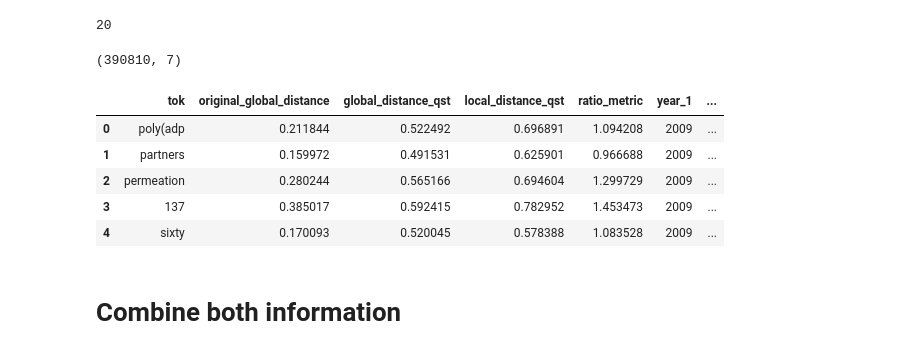
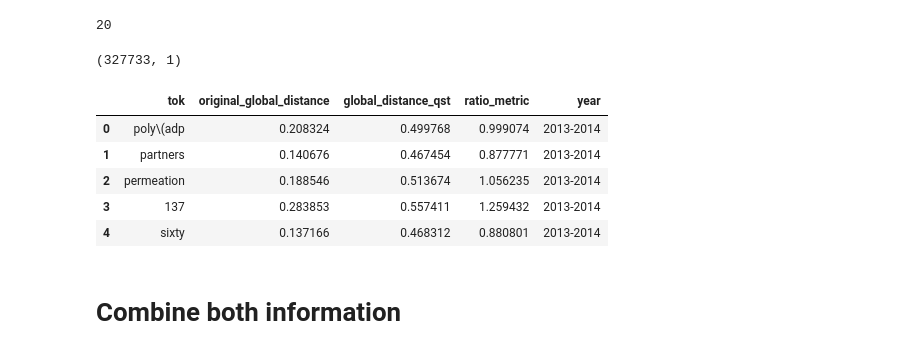
Before and after one commit to greenelab/biovectors, a Jupyter notebook: bayesian_changepoint_detection_experiment/01_change_point_detection.ipynb, the cells around one changed output. Cells and saved outputs as stored; diff of their text form; code cells hidden in the pictures.

```diff
--- a/bayesian_changepoint_detection_experiment/01_change_point_detection.ipynb
+++ b/bayesian_changepoint_detection_experiment/01_change_point_detection.ipynb
@@ -121,23 +154,24 @@ print(len(distance_files))
 20
 # %%
 year_distance_map = {
-    re.search(r"\d+", str(year_file)).group(0): (pd.read_csv(str(year_file), sep="\t"))
+    re.search(r"\d+", str(year_file)).group(0): (
+        pd.read_csv(str(year_file), sep="\t", na_filter=False)
+    )
     for year_file in tqdm.tqdm(distance_files)
 }
 # %%
-full_token_set_df = pd.concat(
-    [
-        year_distance_map[year] >> ply.query("year_2-year_1 == 1")
-        for year in tqdm.tqdm(year_distance_map)
-    ]
+full_token_set_df = (
+    pd.concat([year_distance_map[year] for year in tqdm.tqdm(year_distance_map)])
+    >> ply.define(tok=lambda x: x.tok.apply(lambda y: re.escape(y)))
+    >> ply_tdy.unite("year", "year_1", "year_2", sep="-")
 )
-print(full_token_set_df.shape)
+print((full_token_set_df >> ply.select("tok") >> ply.distinct()).shape)
 full_token_set_df.head()
 # %% [output]
-(390810, 7)
+(327733, 1)
-|  | tok | original_global_distance | global_distance_qst | local_distance_qst | ratio_metric | year_1 | ... |
-| 0 | poly(adp | 0.211844 | 0.522492 | 0.696891 | 1.094208 | 2009 | ... |
-| 1 | partners | 0.159972 | 0.491531 | 0.625901 | 0.966688 | 2009 | ... |
-| 2 | permeation | 0.280244 | 0.565166 | 0.694604 | 1.299729 | 2009 | ... |
-| 3 | 137 | 0.385017 | 0.592415 | 0.782952 | 1.453473 | 2009 | ... |
-| 4 | sixty | 0.170093 | 0.520045 | 0.578388 | 1.083528 | 2009 | ... |
+|  | tok | original_global_distance | global_distance_qst | ratio_metric | year |
+| 0 | poly\(adp | 0.208324 | 0.499768 | 0.999074 | 2013-2014 |
+| 1 | partners | 0.140676 | 0.467454 | 0.877771 | 2013-2014 |
+| 2 | permeation | 0.188546 | 0.513674 | 1.056235 | 2013-2014 |
+| 3 | 137 | 0.283853 | 0.557411 | 1.259432 | 2013-2014 |
+| 4 | sixty | 0.137166 | 0.468312 | 0.880801 | 2013-2014 |
```
Also changed, not shown: parts of 30 cells of this notebook, 6 other files.
